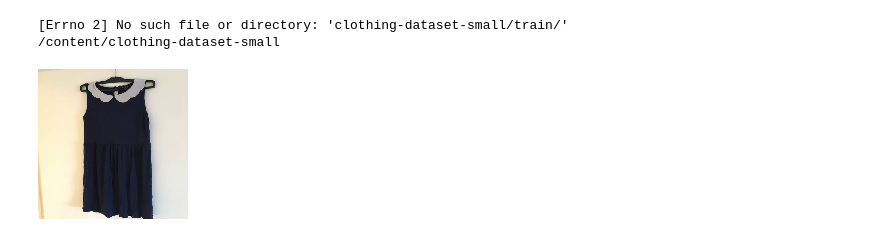
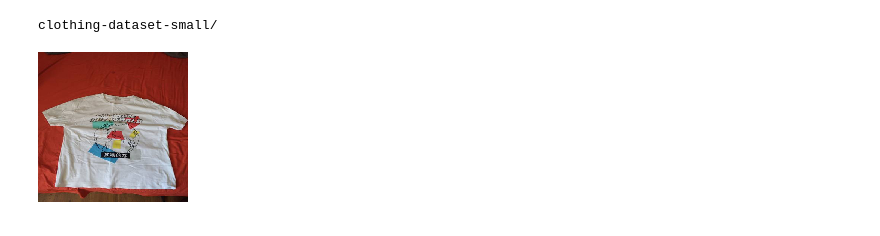
Before and after one commit to 4362725Gb/ml-zoomCamp2024, a Jupyter notebook: 08-deep-learning/08-fashion_DL.ipynb, the cells around one changed output. Saved outputs shown, nothing was run; the diff lists cells and outputs as text; code cells hidden in the pictures.

```diff
--- a/08-deep-learning/08-fashion_DL.ipynb
+++ b/08-deep-learning/08-fashion_DL.ipynb
@@ -19,9 +29,8 @@ Resolving deltas: 100% (10/10), done.
 # %%
-cd clothing-dataset-small/train/
+ls
 # %% [output]
-[Errno 2] No such file or directory: 'clothing-dataset-small/train/'
-/content/clothing-dataset-small
+clothing-dataset-small/
 # %%
-load_img('/content/clothing-dataset-small/train/dress/009b3c31-fb62-45c0-be9a-37a5c238cb88.jpg', target_size=(150, 150))
+load_img('/content/drive/MyDrive/zoomcamp2024/clothing-dataset-small/train/t-shirt/00003aeb-ace5-43bf-9a0c-dc31a03e9cd2.jpg', target_size=(150, 150))
 # %% [output]
-[figure, old version]
+[figure, new version]
```
Also changed, not shown: parts of 5 cells of this notebook.
